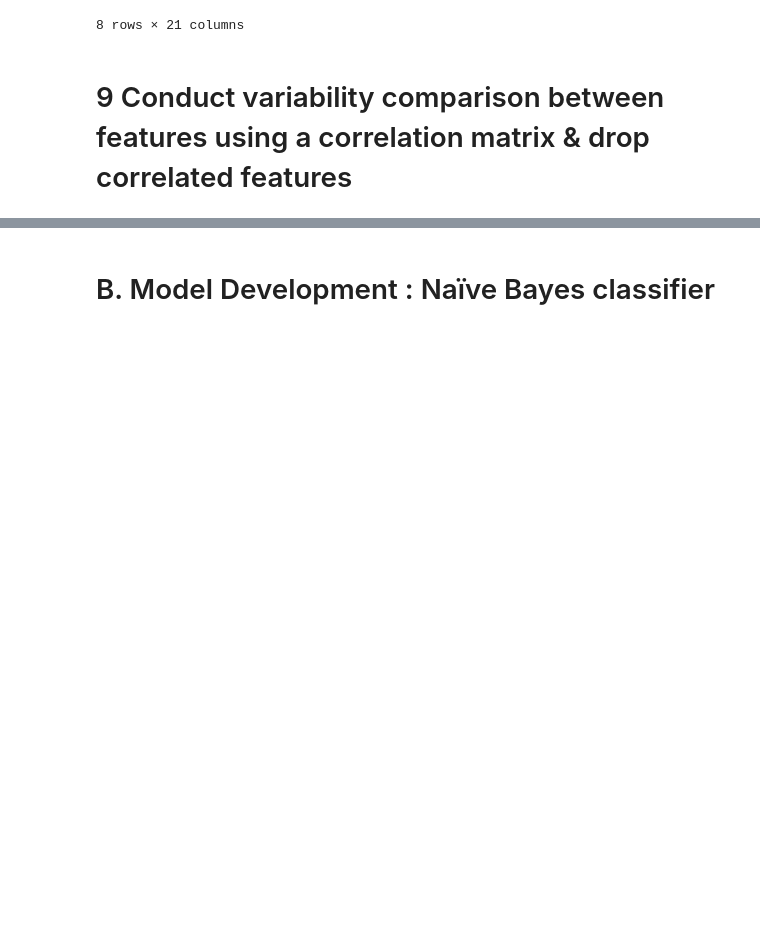
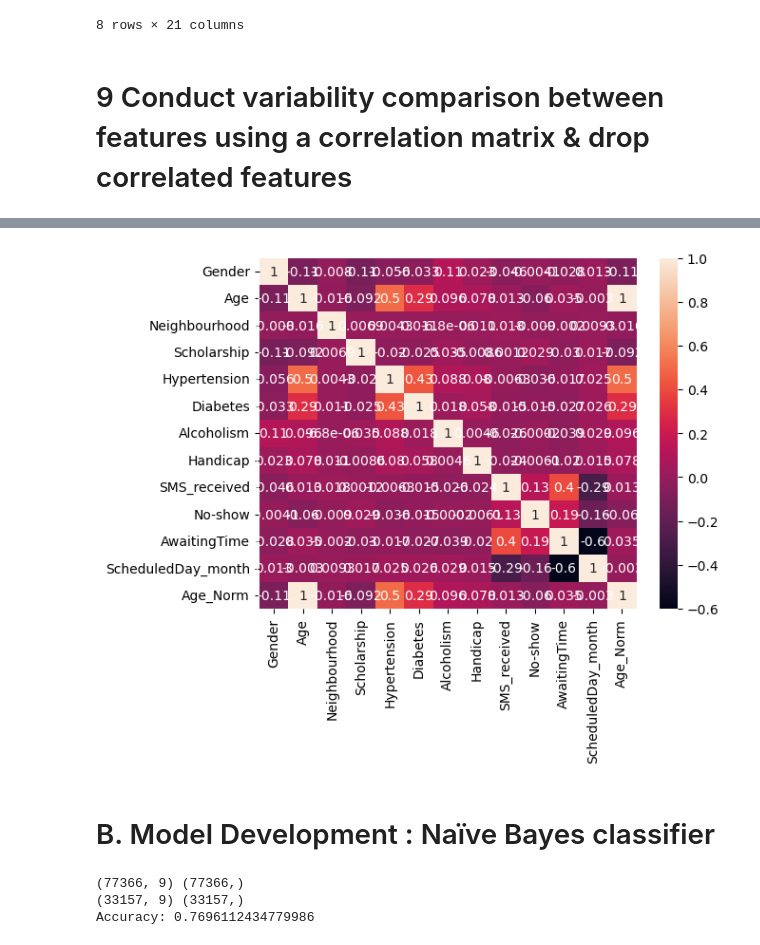
Before and after one commit to Liuyi95/IAI5101_Assignment1, a Jupyter notebook: Assignment1.ipynb, the cells around one changed output, grey strips where cells are left out. Saved outputs shown, nothing was run; the diff lists cells and outputs as text; code cells hidden in the pictures; blank space fills up the shorter version.

```diff
--- a/Assignment1.ipynb
+++ b/Assignment1.ipynb
@@ -381,0 +390,13 @@ corr_matrix
+# %%
+# Visualize the correlation matrix as a heatmap
+sns.heatmap(corr_matrix, annot=True)
+
+# Identify highly correlated features
+highly_correlated = set()
+for i in range(len(corr_matrix.columns)):
+    for j in range(i):
+        if abs(corr_matrix.iloc[i, j]) > 0.8:
+            colname = corr_matrix.columns[i]
+            highly_correlated.add(colname)
+# %% [output]
+[figure, added]
@@ -382,2 +406,28 @@ corr_matrix
 # %% [markdown]
 # B. Model Development : Naïve Bayes classifier
+# %%
+# Select relevant features for the classifier
+features = ['Gender', 'Age', 'Scholarship', 'Hypertension', 'Diabetes', 'Alcoholism', 'Handicap',
+            'SMS_received', 'AwaitingTime']
+
+# Split the data into training and testing sets
+X_train, X_test, y_train, y_test = train_test_split(data[features], data['No-show'], test_size=0.3, random_state=1)
+print(X_train.shape,y_train.shape)
+print(X_test.shape,y_test.shape)
+
+# Initialize the classifier
+nb = GaussianNB()
+
+# Train the classifier
+nb.fit(X_train, y_train)
+
+# Make predictions on the test set
+y_pred = nb.predict(X_test)
+
+# Evaluate the accuracy of the classifier
+accuracy = accuracy_score(y_test, y_pred)
+print("Accuracy:", accuracy)
+# %% [output]
+(77366, 9) (77366,)
+(33157, 9) (33157,)
+Accuracy: 0.7696112434779986
```
Also changed, not shown: parts of 17 cells of this notebook.
